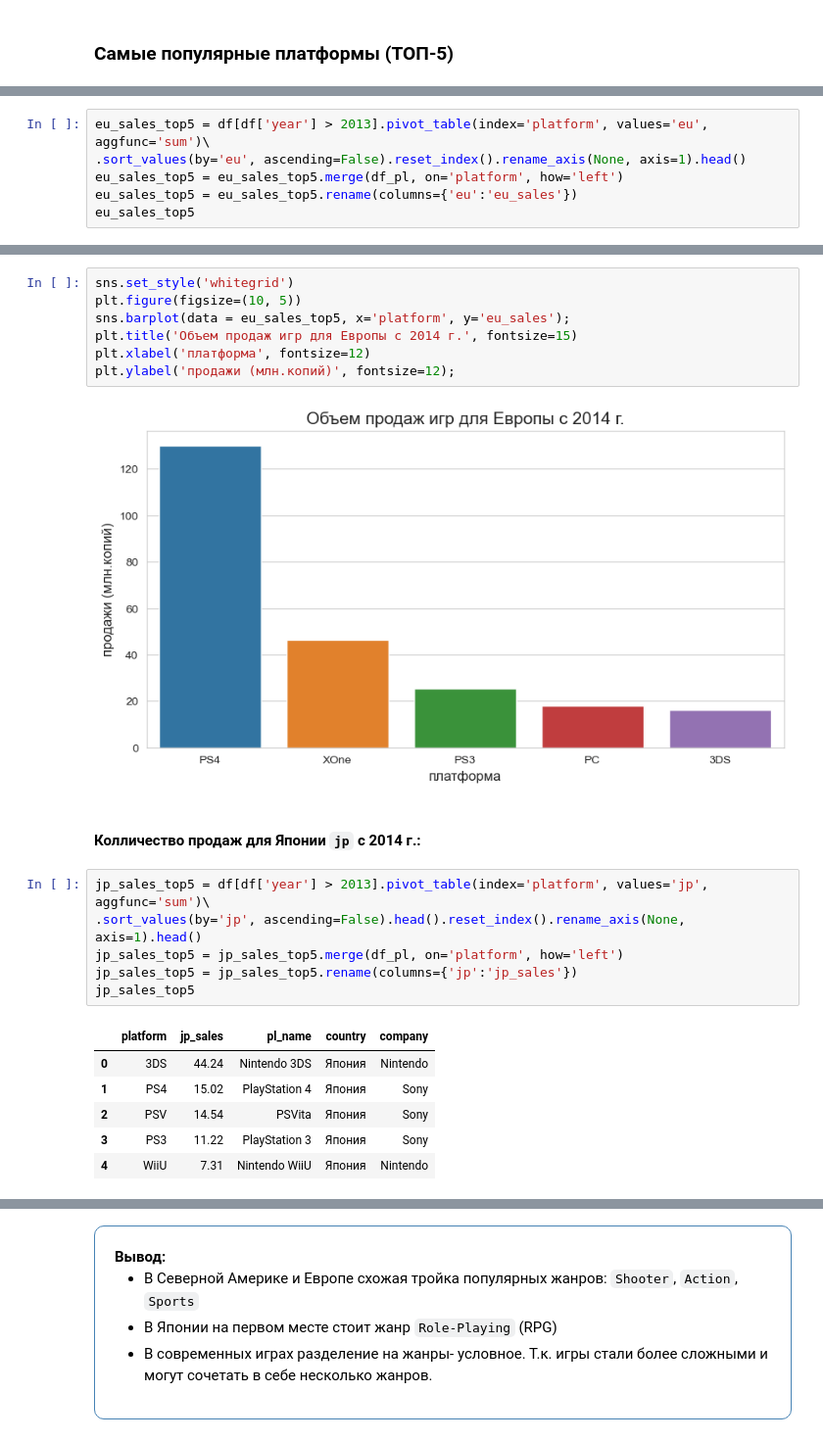
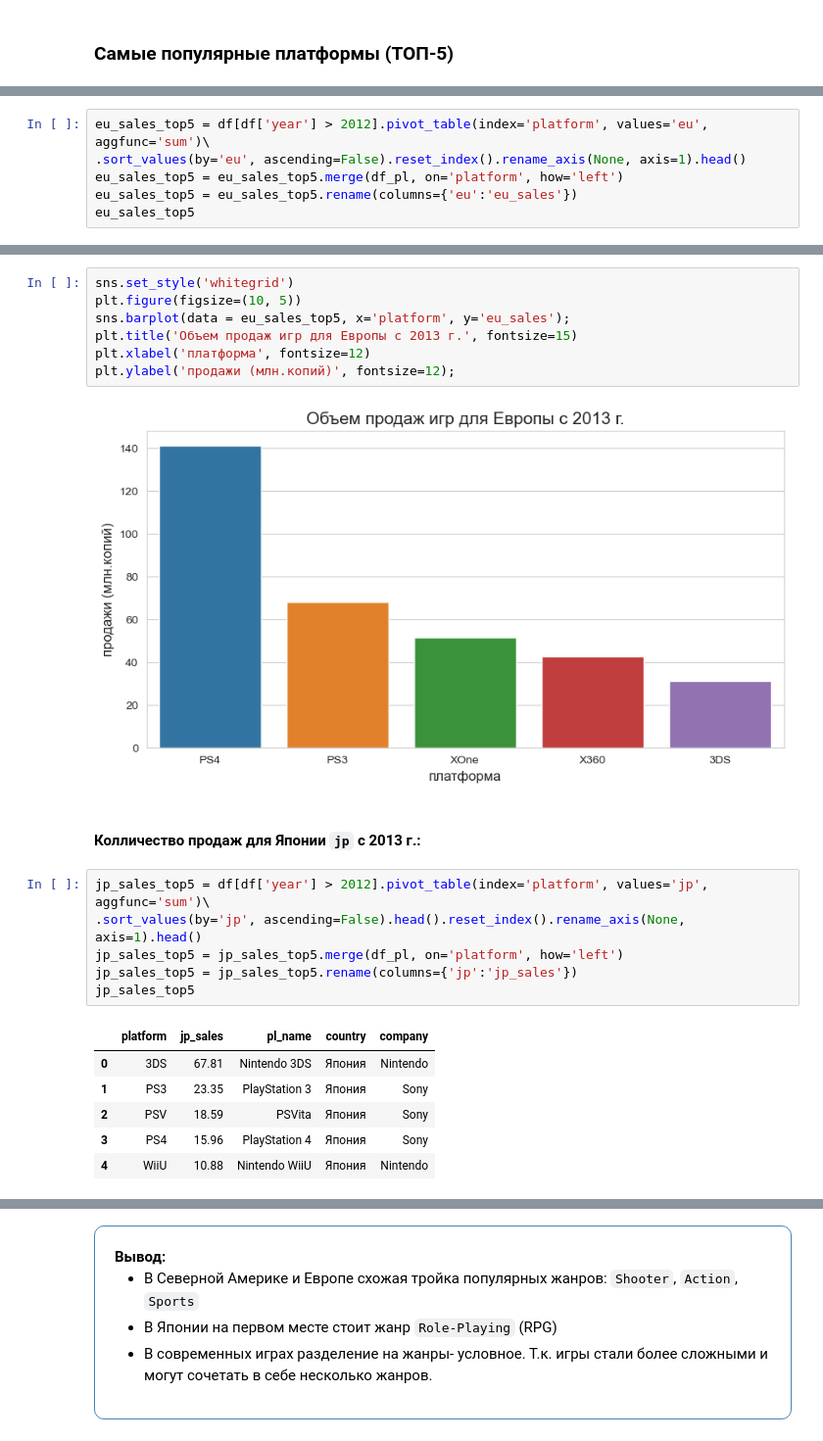
Before and after one commit to Dev-gramm/practicum-da98, a Jupyter notebook: project_1.ipynb, the cells around one changed output, grey strips where cells are left out. Shown at 98% size. Cells and saved outputs as stored; diff of their text form.

```diff
--- a/project_1.ipynb
+++ b/project_1.ipynb
@@ -1994,5 +1951,5 @@ plt.ylabel('продажи (млн.копий)', fontsize=12);
 # %%
-eu_sales_top5 = df[df['year'] > 2013].pivot_table(index='platform', values='eu', aggfunc='sum')\
+eu_sales_top5 = df[df['year'] > 2012].pivot_table(index='platform', values='eu', aggfunc='sum')\
 .sort_values(by='eu', ascending=False).reset_index().rename_axis(None, axis=1).head()
 eu_sales_top5 = eu_sales_top5.merge(df_pl, on='platform', how='left')
 eu_sales_top5 = eu_sales_top5.rename(columns={'eu':'eu_sales'})
@@ -2007,27 +1964,27 @@ eu_sales_top5
 # %%
 sns.set_style('whitegrid')
 plt.figure(figsize=(10, 5))
 sns.barplot(data = eu_sales_top5, x='platform', y='eu_sales');
-plt.title('Объем продаж игр для Европы с 2014 г.', fontsize=15)
+plt.title('Объем продаж игр для Европы с 2013 г.', fontsize=15)
 plt.xlabel('платформа', fontsize=12)
 plt.ylabel('продажи (млн.копий)', fontsize=12);
 # %% [output]
-[figure, old version]
+[figure, new version]
 # %% [markdown]
-#### Колличество продаж для Японии `jp` с 2014 г.:
+#### Колличество продаж для Японии `jp` с 2013 г.:
 # %%
-jp_sales_top5 = df[df['year'] > 2013].pivot_table(index='platform', values='jp', aggfunc='sum')\
+jp_sales_top5 = df[df['year'] > 2012].pivot_table(index='platform', values='jp', aggfunc='sum')\
 .sort_values(by='jp', ascending=False).head().reset_index().rename_axis(None, axis=1).head()
 jp_sales_top5 = jp_sales_top5.merge(df_pl, on='platform', how='left')
 jp_sales_top5 = jp_sales_top5.rename(columns={'jp':'jp_sales'})
 jp_sales_top5
 # %% [output]
 |  | platform | jp_sales | pl_name | country | company |
-| 0 | 3DS | 44.24 | Nintendo 3DS | Япония | Nintendo |
-| 1 | PS4 | 15.02 | PlayStation 4 | Япония | Sony |
-| 2 | PSV | 14.54 | PSVita | Япония | Sony |
-| 3 | PS3 | 11.22 | PlayStation 3 | Япония | Sony |
-| 4 | WiiU | 7.31 | Nintendo WiiU | Япония | Nintendo |
+| 0 | 3DS | 67.81 | Nintendo 3DS | Япония | Nintendo |
+| 1 | PS3 | 23.35 | PlayStation 3 | Япония | Sony |
+| 2 | PSV | 18.59 | PSVita | Япония | Sony |
+| 3 | PS4 | 15.96 | PlayStation 4 | Япония | Sony |
+| 4 | WiiU | 10.88 | Nintendo WiiU | Япония | Nintendo |
 # %%
 sns.set_style('whitegrid')
 plt.figure(figsize=(10, 5))
```
Also changed, not shown: parts of 40 cells of this notebook.
